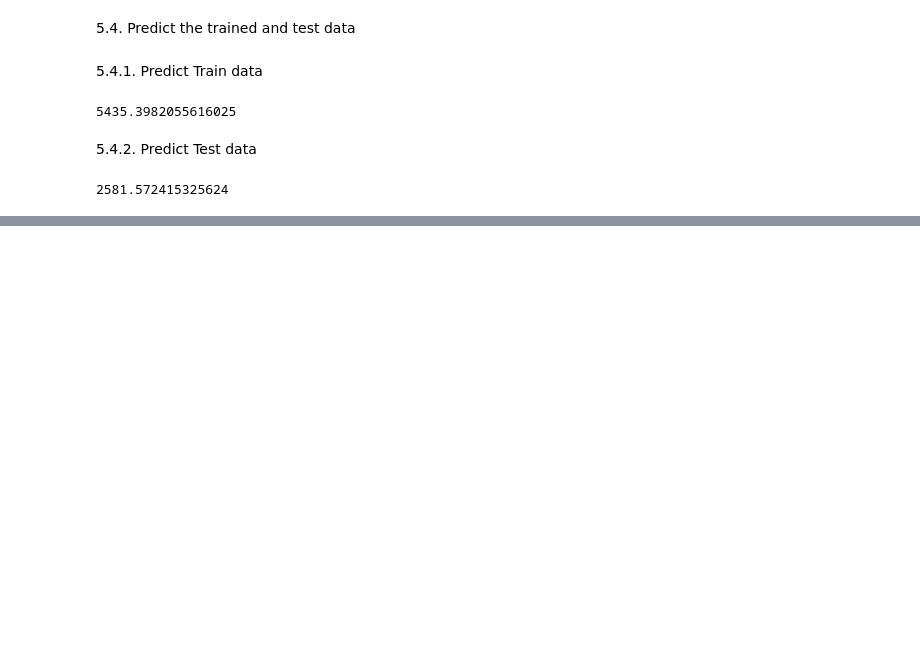
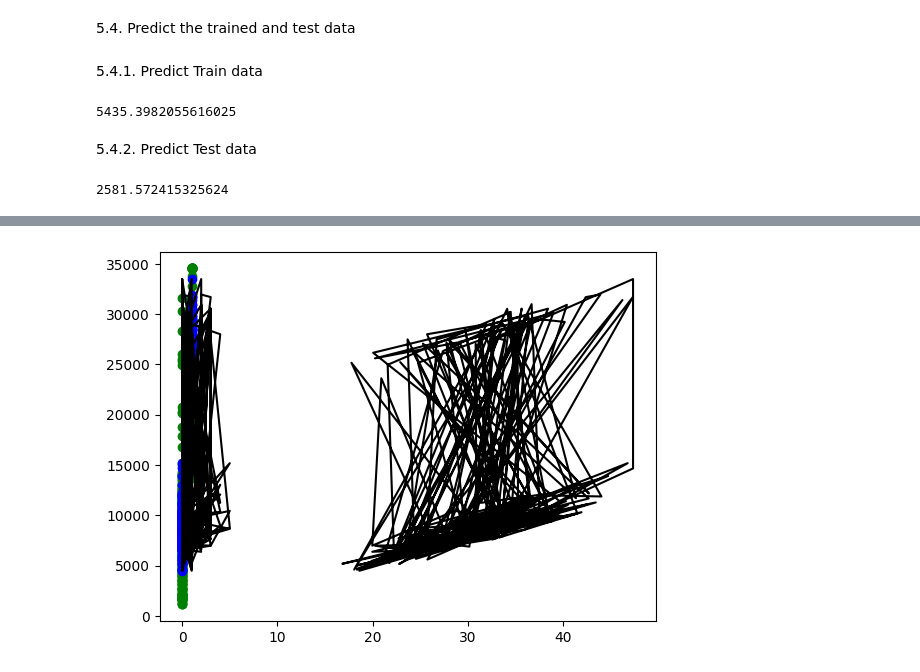
Before and after one commit to gourabb8273/Data-Science-With-Python, a Jupyter notebook: LinearRegression/health_insurance_charge_predictor_linear_regression_model.ipynb, the cells around one changed output, grey strips where cells are left out. Cells and saved outputs as stored; diff of their text form; code cells hidden in the pictures; blank space fills up the shorter version.

```diff
--- a/LinearRegression/health_insurance_charge_predictor_linear_regression_model.ipynb
+++ b/LinearRegression/health_insurance_charge_predictor_linear_regression_model.ipynb
@@ -283,0 +309,7 @@ RMSE
+# %%
+plt.scatter(X_test["smoker_yes"], y_test,color='g')
+plt.scatter(X_test["smoker_yes"], y_pred_test,color='b')
+plt.plot(X_test, y_pred_test,color='k')
+plt.show()
+# %% [output]
+[figure, added]
```
Also changed, not shown: parts of 8 cells of this notebook.
